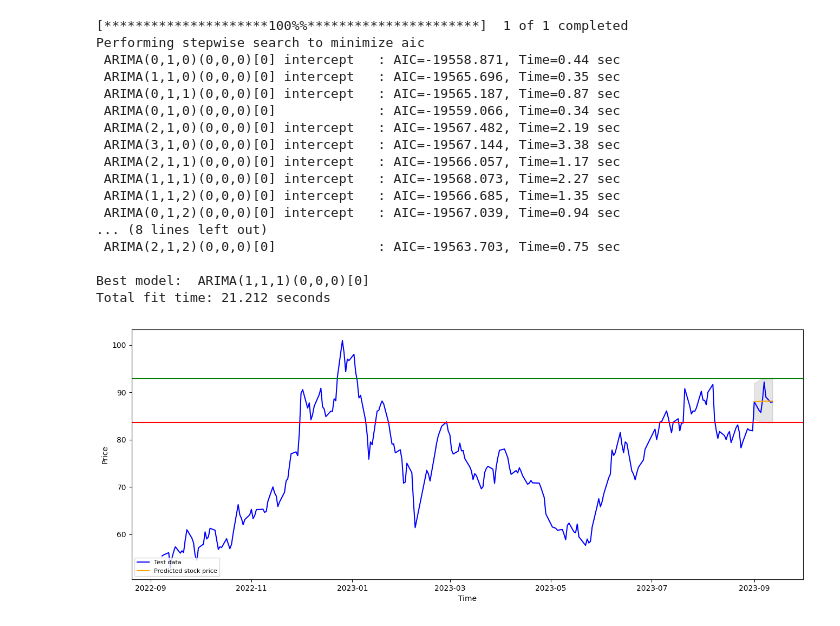
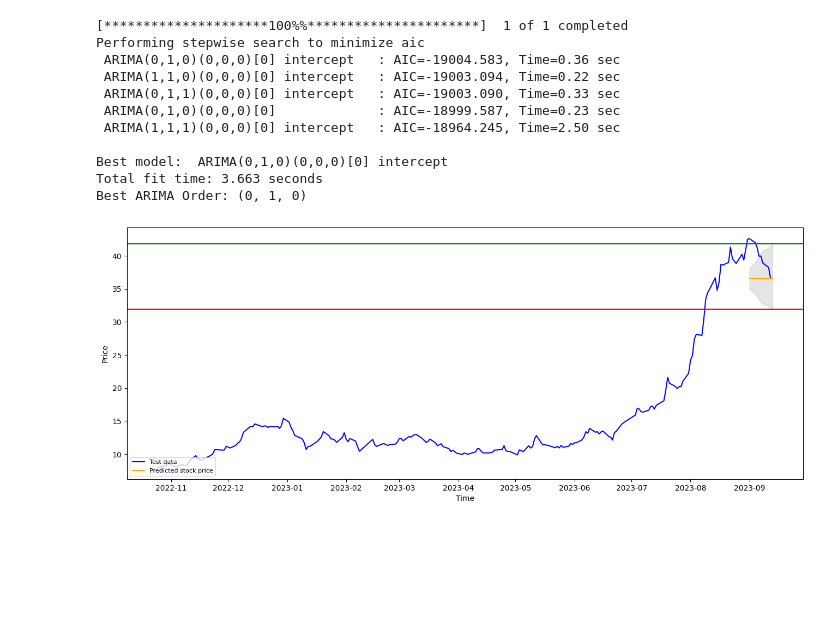
Before and after one commit to erendagasan/Eren-Dagasan-Personal, a Jupyter notebook: ARIMA SONNNNNNNNNNNNNNNNNNNNN.ipynb, the cells around one changed output. Drawn from its saved outputs; the diff is of its cells as text; code cells hidden in the pictures; blank space fills up the shorter version.

```diff
--- a/ARIMA SONNNNNNNNNNNNNNNNNNNNN.ipynb
+++ b/ARIMA SONNNNNNNNNNNNNNNNNNNNN.ipynb
@@ -17,7 +17,7 @@ from sklearn.metrics import mean_squared_error, mean_absolute_error
 import math
 import yfinance as yf
 
-stock = "KORDS.IS"
+stock = "ISMEN.IS"
 
 dateparse = lambda dates: pd.datetime.strptime(dates, '%Y-%m-%d')
 stock_data = yf.download(stock, start="2006-01-01", end="2023-09-13")
@@ -38,80 +38,66 @@ model_autoARIMA = auto_arima(train_data, start_p=0, start_q=0,
                       error_action='ignore',
                       suppress_warnings=True,
                       stepwise=True)
+
+best_order = model_autoARIMA.order
+print("Best ARIMA Order:", best_order)
 # %% [output]
 [*********************100%%**********************]  1 of 1 completed
 Performing stepwise search to minimize aic
- ARIMA(0,1,0)(0,0,0)[0] intercept   : AIC=-19558.871, Time=0.44 sec
- ARIMA(1,1,0)(0,0,0)[0] intercept   : AIC=-19565.696, Time=0.35 sec
- ARIMA(0,1,1)(0,0,0)[0] intercept   : AIC=-19565.187, Time=0.87 sec
- ARIMA(0,1,0)(0,0,0)[0]             : AIC=-19559.066, Time=0.34 sec
- ARIMA(2,1,0)(0,0,0)[0] intercept   : AIC=-19567.482, Time=2.19 sec
- ARIMA(3,1,0)(0,0,0)[0] intercept   : AIC=-19567.144, Time=3.38 sec
- ARIMA(2,1,1)(0,0,0)[0] intercept   : AIC=-19566.057, Time=1.17 sec
- ARIMA(1,1,1)(0,0,0)[0] intercept   : AIC=-19568.073, Time=2.27 sec
- ARIMA(1,1,2)(0,0,0)[0] intercept   : AIC=-19566.685, Time=1.35 sec
- ARIMA(0,1,2)(0,0,0)[0] intercept   : AIC=-19567.039, Time=0.94 sec
-... (8 lines left out)
- ARIMA(2,1,2)(0,0,0)[0]             : AIC=-19563.703, Time=0.75 sec
+ ARIMA(0,1,0)(0,0,0)[0] intercept   : AIC=-19004.583, Time=0.36 sec
+ ARIMA(1,1,0)(0,0,0)[0] intercept   : AIC=-19003.094, Time=0.22 sec
+ ARIMA(0,1,1)(0,0,0)[0] intercept   : AIC=-19003.090, Time=0.33 sec
+ ARIMA(0,1,0)(0,0,0)[0]             : AIC=-18999.587, Time=0.23 sec
+ ARIMA(1,1,1)(0,0,0)[0] intercept   : AIC=-18964.245, Time=2.50 sec
 
-Best model:  ARIMA(1,1,1)(0,0,0)[0]
-Total fit time: 21.212 seconds
+Best model:  ARIMA(0,1,0)(0,0,0)[0] intercept
+Total fit time: 3.663 seconds
+Best ARIMA Order: (0, 1, 0)
 # %%
 from statsmodels.tsa.arima.model import ARIMA
 from datetime import datetime, timedelta
 
 start="2023-09-01"
-end="2023-09-13"
+end="2023-09-14"
+
 stock_data = yf.download(stock, start=start, end=end, progress=False)
-model = ARIMA(np.log(stock_data["Close"]), order=(1,1,1))
+model = ARIMA(np.log(stock_data["Close"]), order=best_order)
 fitted = model.fit()
 # %%
-from datetime import datetime, timedelta
-today = datetime.now()
-current_date = today - timedelta(days = 2)
-weekday_dates = []
-count = 0
-
-while count < len(stock_data):
-    current_date += timedelta(days=1)
-    if current_date.weekday() < 5:
-        weekday_dates.append(current_date)
-        count += 1
-
 forecast_results = fitted.get_forecast(steps=len(stock_data), alpha=0.05)
 
 fc = forecast_results.predicted_mean
 conf = forecast_results.conf_int()
 
 fc_series = pd.Series(fc, index=test_data.index)
 lower_series = pd.Series(conf.iloc[:, 0], index=test_data.index)
 upper_series = pd.Series(conf.iloc[:, 1], index=test_data.index)
 
 plt.figure(figsize=(16,6), dpi=100)
 # plt.plot(np.exp(train_data[3500:]), label='Training data', color="black")
 plt.plot(np.exp(test_data[200:]), color='blue', label='Test data')
 
 
 # plt.plot(test_data.index, np.exp(fc), color='orange', label='Predicted Stock Price')  # Convert back to original scale
 # plt.fill_between(test_data.index, np.exp(conf.iloc[:, 0]), np.exp(conf.iloc[:, 1]),
 #                  color='k', alpha=.10)
 
 # plt.plot(stock_data["Close"], color='red', label='Excluded stock data')
 
 plt.plot(stock_data.index, np.exp(fc), color='orange', label='Predicted stock price')  # Convert back to original scale
 plt.fill_between(stock_data.index, np.exp(conf.iloc[:, 0]), np.exp(conf.iloc[:, 1]),
                  color='k', alpha=.10)
 
 
 plt.axhline(np.exp(conf.iloc[:, 1].max()), color="green")
 plt.axhline(np.exp(conf.iloc[:, 0].min()), color="red")
 
 plt.xlabel('Time')
 plt.ylabel('Price')
 plt.legend(loc='lower left', fontsize=8)
 plt.show()
 # %% [output]
-[figure, old version]
+[figure, new version]
 # %%
 # report performance
 mse = mean_squared_error(test_data, fc)
```
